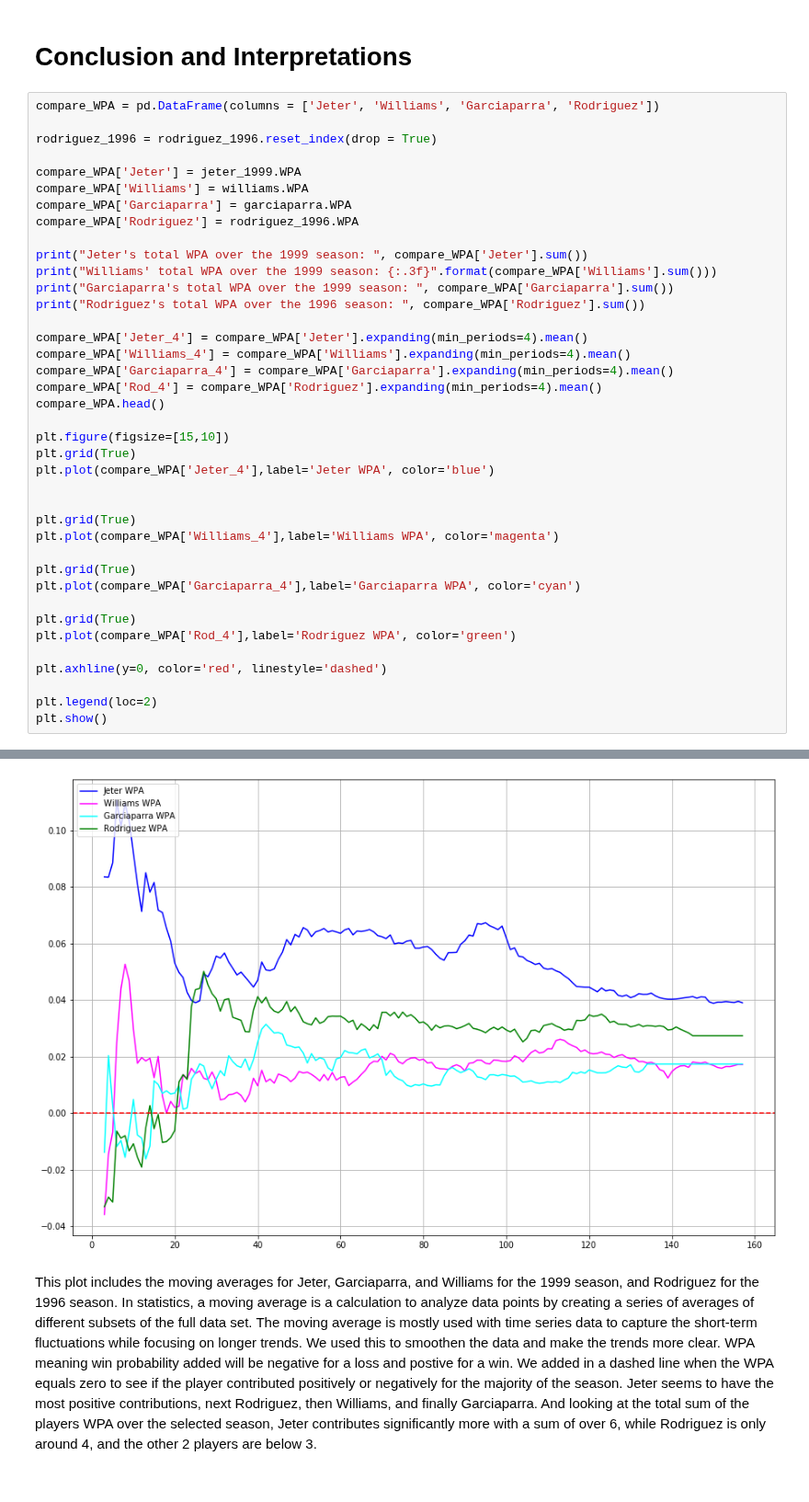
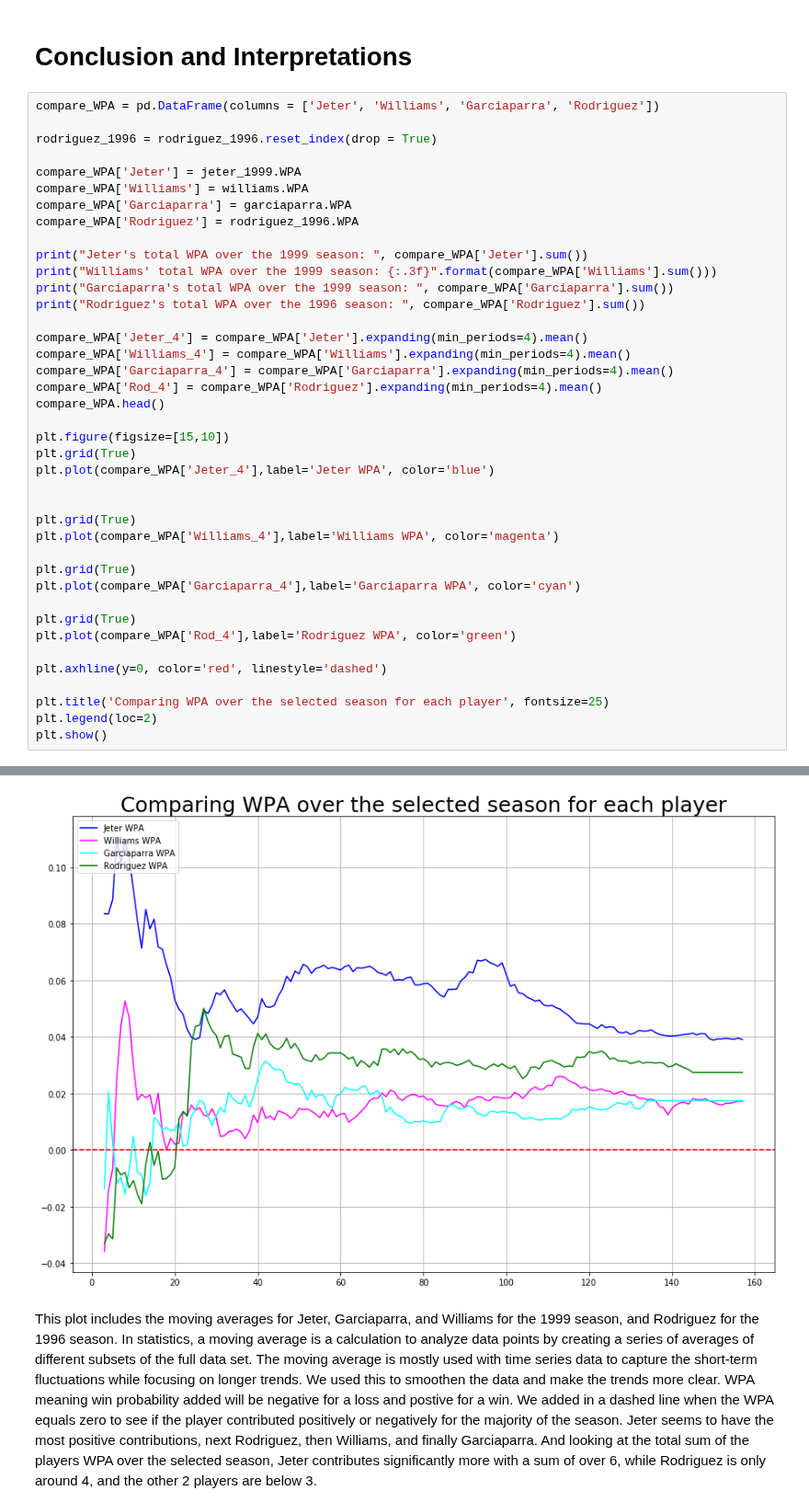
Before and after one commit to mattmaitland1/DerekJeterAnalysis, a Jupyter notebook: Project.ipynb, the cells around one changed output, grey strips where cells are left out. Shown at 92% size. Drawn from its saved outputs; the diff is of its cells as text; blank space fills up the shorter version.

```diff
--- a/Project.ipynb
+++ b/Project.ipynb
@@ -532,34 +710,35 @@ print("Rodriguez's total WPA over the 1996 season: ", compare_WPA['Rodriguez'].s
 
 compare_WPA['Jeter_4'] = compare_WPA['Jeter'].expanding(min_periods=4).mean()
 compare_WPA['Williams_4'] = compare_WPA['Williams'].expanding(min_periods=4).mean()
 compare_WPA['Garciaparra_4'] = compare_WPA['Garciaparra'].expanding(min_periods=4).mean()
 compare_WPA['Rod_4'] = compare_WPA['Rodriguez'].expanding(min_periods=4).mean()
 compare_WPA.head()
 
 plt.figure(figsize=[15,10])
 plt.grid(True)
 plt.plot(compare_WPA['Jeter_4'],label='Jeter WPA', color='blue')
 
 
 plt.grid(True)
 plt.plot(compare_WPA['Williams_4'],label='Williams WPA', color='magenta')
 
 plt.grid(True)
 plt.plot(compare_WPA['Garciaparra_4'],label='Garciaparra WPA', color='cyan')
 
 plt.grid(True)
 plt.plot(compare_WPA['Rod_4'],label='Rodriguez WPA', color='green')
 
 plt.axhline(y=0, color='red', linestyle='dashed')
 
+plt.title('Comparing WPA over the selected season for each player', fontsize=25)
 plt.legend(loc=2)
 plt.show()
 # %% [output]
 Jeter's total WPA over the 1999 season:  6.173
 Williams' total WPA over the 1999 season: 2.719
 Garciaparra's total WPA over the 1999 season:  2.35
 Rodriguez's total WPA over the 1996 season:  4.001
-[figure, old version]
+[figure, new version]
 # %% [markdown]
 This plot includes the moving averages for Jeter, Garciaparra, and Williams for the 1999 season, and Rodriguez for the 1996 season. In statistics, a moving average is a calculation to analyze data points by creating a series of averages of different subsets of the full data set. The moving average is mostly used with time series data to capture the short-term fluctuations while focusing on longer trends. We used this to smoothen the data and make the trends more clear. WPA meaning win probability added will be negative for a loss and postive for a win. We added in a dashed line when the WPA equals zero to see if the player contributed positively or negatively for the majority of the season. Jeter seems to have the most positive contributions, next Rodriguez, then Williams, and finally Garciaparra. And looking at the total sum of the players WPA over the selected season, Jeter contributes significantly more with a sum of over 6, while Rodriguez is only around 4, and the other 2 players are below 3.
 
```
Also changed, not shown: parts of 39 cells of this notebook.
